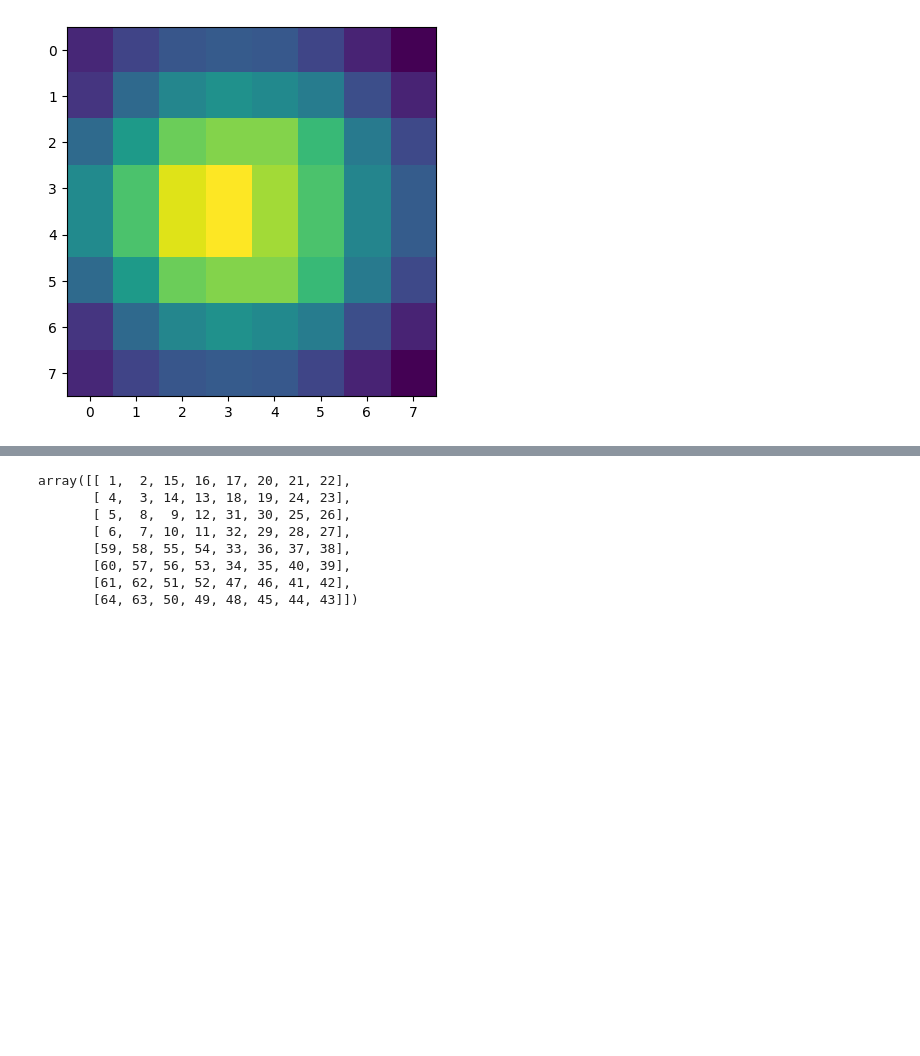
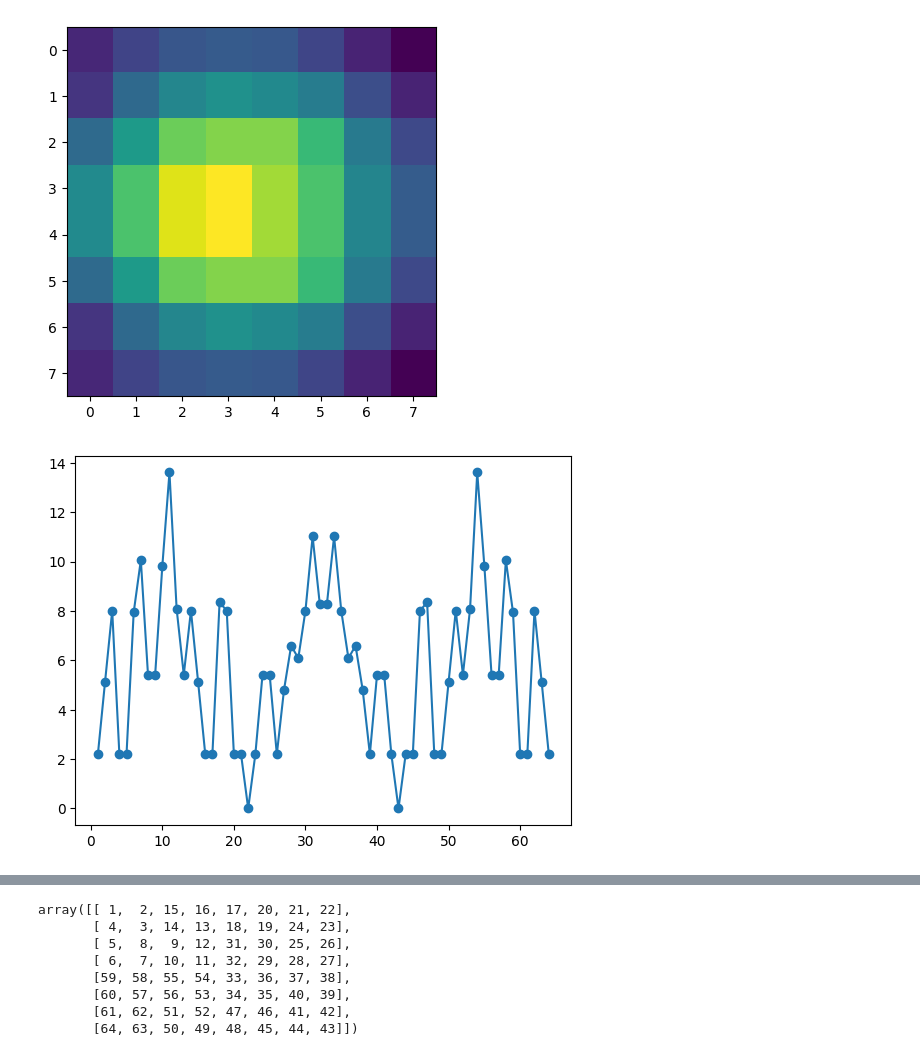
Before and after one commit to zdravoj/hilbert-convolution, a Jupyter notebook: hilbert_convolution_research.ipynb, the cells around one changed output, grey strips where cells are left out. Drawn from its saved outputs; the diff is of its cells as text; code cells hidden in the pictures; blank space fills up the shorter version.

```diff
--- a/hilbert_convolution_research.ipynb
+++ b/hilbert_convolution_research.ipynb
@@ -926,3 +939,7 @@ hilbert_convolution_graph(3, 3, 'log')
 plt.imshow(convolve_hilbert(hilbert(3), 3, conv_type='log'));
 # %% [output]
 [figure]
+# %%
+hilbert_convolution_graph(3, 1, conv_type='log')
+# %% [output]
+[figure, added]
```
Also changed, not shown: parts of 10 cells of this notebook.
